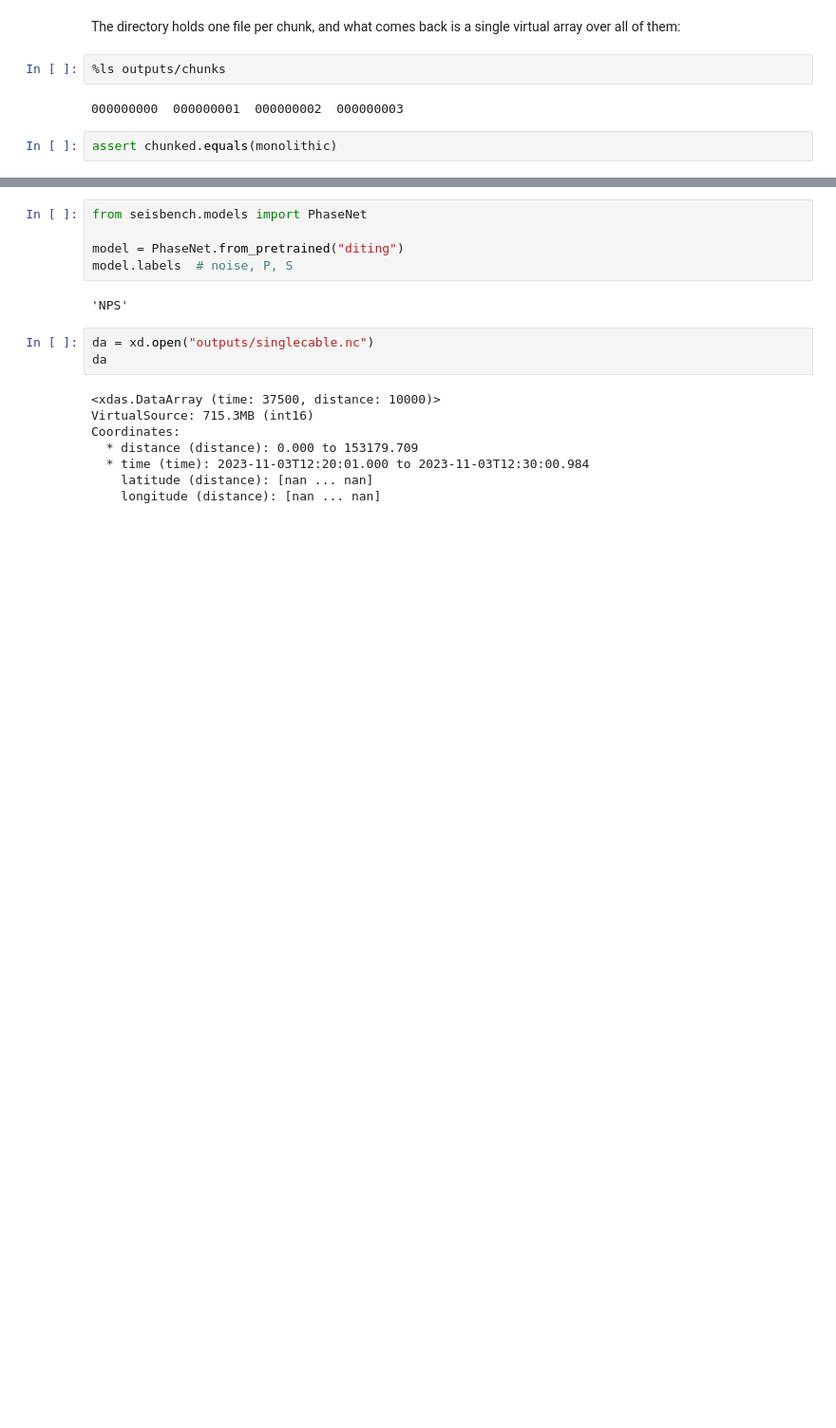
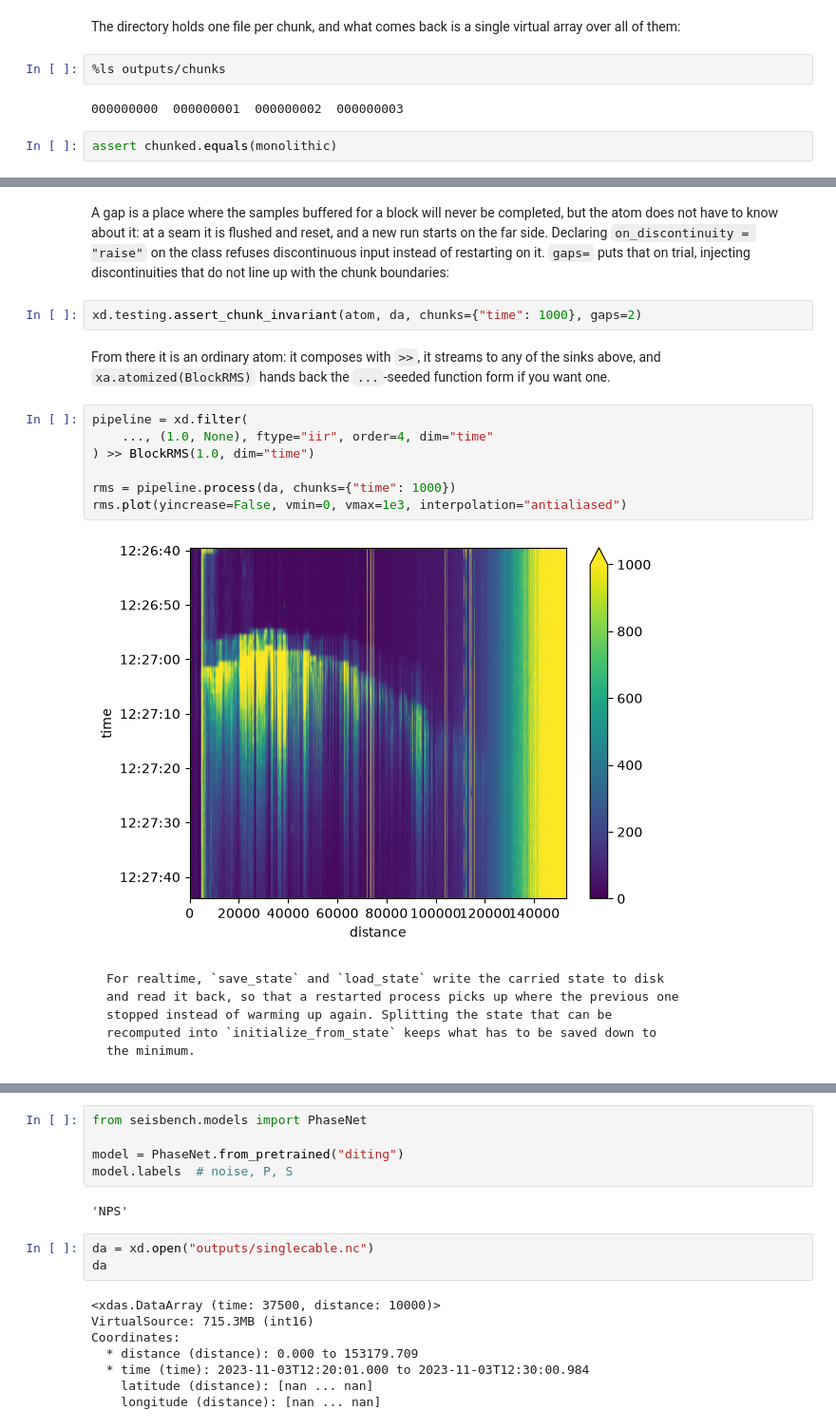
Before and after one commit to xdas-dev/tutorials, a Jupyter notebook: 03_massive_atomic_processing.ipynb, the cells around one changed output, grey strips where cells are left out. Shown at 95% size. Saved outputs shown, nothing was run; the diff lists cells and outputs as text; blank space fills up the shorter version.

````diff
--- a/03_massive_atomic_processing.ipynb
+++ b/03_massive_atomic_processing.ipynb
@@ -150,0 +372,30 @@ declares, and triggers on the resulting probabilities.
+# %% [markdown]
+A gap is a place where the samples buffered for a block will never be
+completed, but the atom does not have to know about it: at a seam it is
+flushed and reset, and a new run starts on the far side. Declaring
+`on_discontinuity = "raise"` on the class refuses discontinuous input instead
+of restarting on it. `gaps=` puts that on trial, injecting discontinuities
+that do not line up with the chunk boundaries:
+# %%
+xd.testing.assert_chunk_invariant(atom, da, chunks={"time": 1000}, gaps=2)
+# %% [markdown]
+From there it is an ordinary atom: it composes with `>>`, it streams to any
+of the sinks above, and `xa.atomized(BlockRMS)` hands back the `...`-seeded
+function form if you want one.
+# %%
+pipeline = xd.filter(
+    ..., (1.0, None), ftype="iir", order=4, dim="time"
+) >> BlockRMS(1.0, dim="time")
+
+rms = pipeline.process(da, chunks={"time": 1000})
+rms.plot(yincrease=False, vmin=0, vmax=1e3, interpolation="antialiased")
+# %% [output]
+[figure, added]
+# %% [markdown]
+```{note}
+For realtime, `save_state` and `load_state` write the carried state to disk
+and read it back, so that a restarted process picks up where the previous one
+stopped instead of warming up again. Splitting the state that can be
+recomputed into `initialize_from_state` keeps what has to be saved down to
+the minimum.
+```
````
Also changed, not shown: parts of 23 cells of this notebook.
